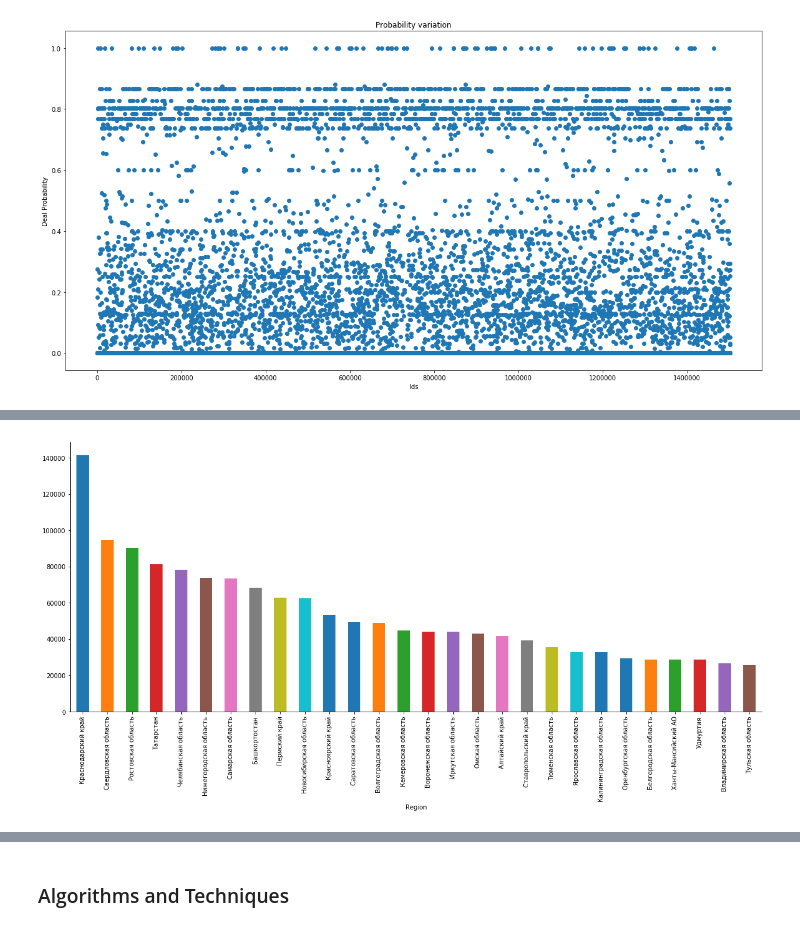
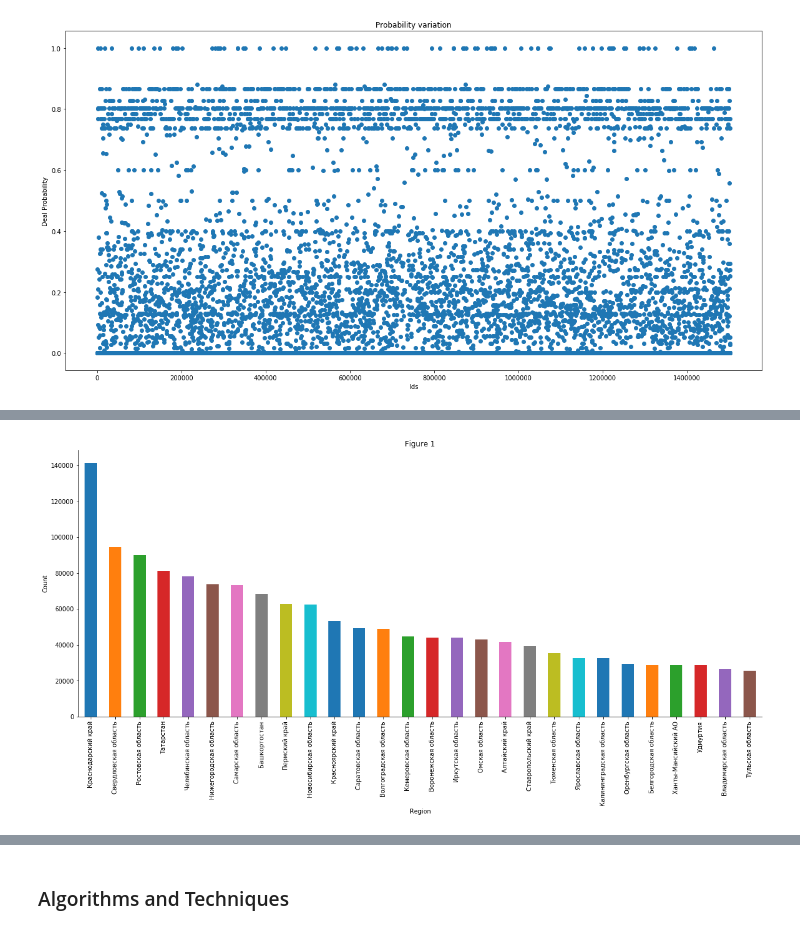
Before and after one commit to sachinlamba/Capstone_ML, a Jupyter notebook: report.ipynb, the cells around one changed output, grey strips where cells are left out. Drawn from its saved outputs; the diff is of its cells as text; code cells hidden in the pictures.

```diff
--- a/report.ipynb
+++ b/report.ipynb
@@ -167,11 +206,13 @@ Below 3 graphs shows that `region`, `Category Name` and `Parent Category Name` h
 # %%
 plt.figure(figsize=(20, 8))
 all_train_dataset.region.value_counts(dropna=False).plot(kind='bar', rot=0)
+plt.title('Figure 1')
 plt.xlabel('Region')
+plt.ylabel('Count')
 plt.xticks(rotation=90)
 sns.despine()
 # %% [output]
-[figure, old version]
+[figure, new version]
 # %%
 plt.figure(figsize=(20, 8))
 all_train_dataset.category_name.value_counts(dropna=False).plot(kind='bar', rot=0)
```
Also changed, not shown: parts of 25 cells of this notebook, 4 other files.
